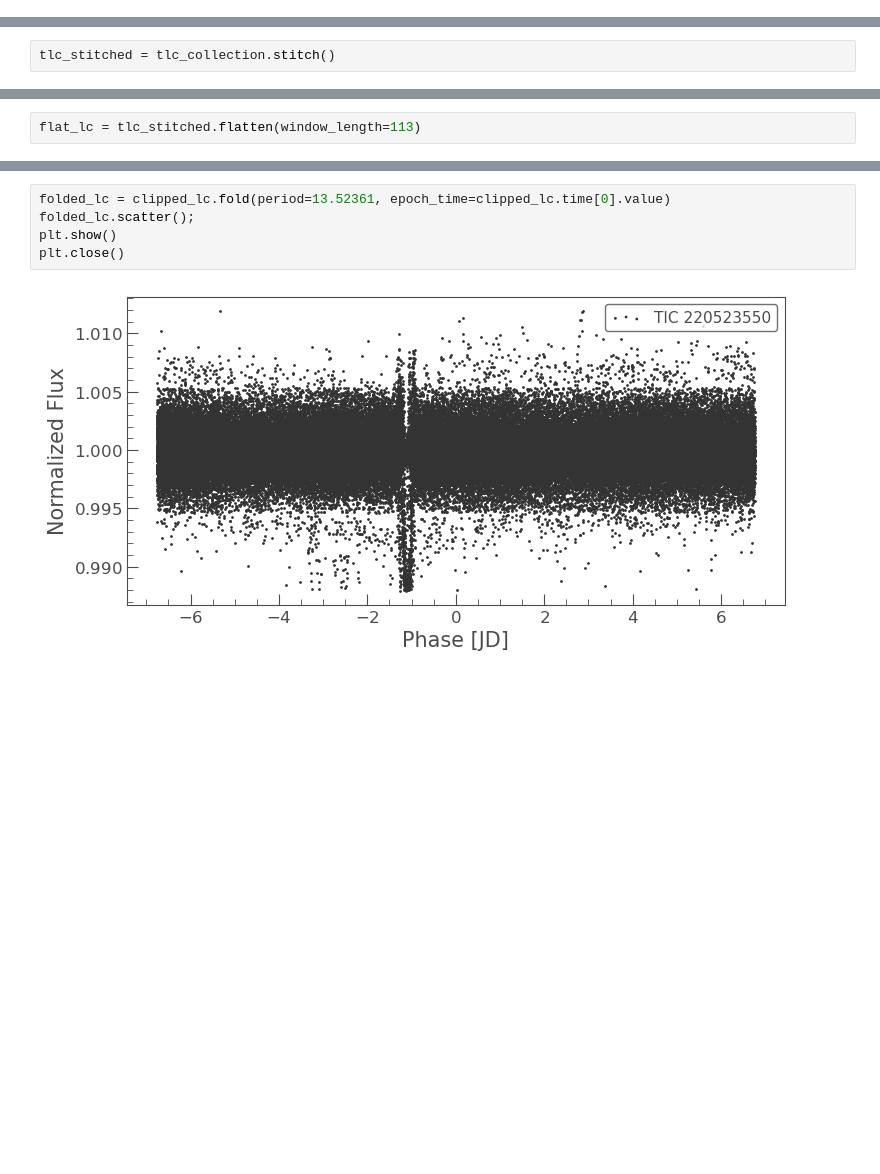
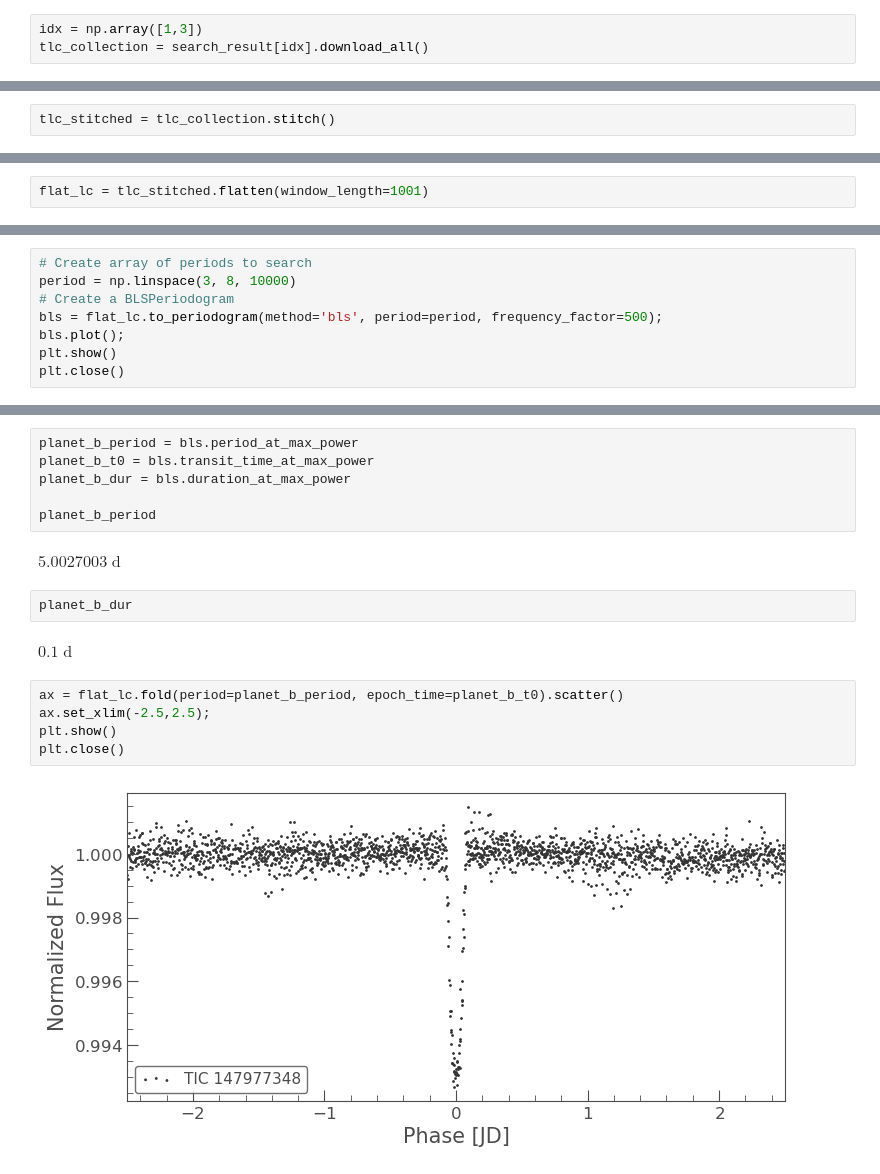
Before and after one commit to kleidig/Exoplanets, a Jupyter notebook: project_1/Untitled1.ipynb, the cells around one changed output, grey strips where cells are left out. Saved outputs shown, nothing was run; the diff lists cells and outputs as text; blank space fills up the shorter version.

```diff
--- a/project_1/Untitled1.ipynb
+++ b/project_1/Untitled1.ipynb
@@ -78,3 +51,6 @@ Warning: 32% (408/1288) of the cadences will be ignored due to the quality mask
+# %%
+idx = np.array([1,3])
+tlc_collection = search_result[idx].download_all()
 # %%
 tlc_collection.plot();
 plt.show()
@@ -115,5 +91,5 @@ plt.close()
 # %%
-flat_lc = tlc_stitched.flatten(window_length=113)
+flat_lc = tlc_stitched.flatten(window_length=1001)
 # %%
 flat_lc.errorbar();
 plt.show()
@@ -159,0 +99,8 @@ plt.close()
+# %%
+# Create array of periods to search
+period = np.linspace(3, 8, 10000)
+# Create a BLSPeriodogram
+bls = flat_lc.to_periodogram(method='bls', period=period, frequency_factor=500);
+bls.plot();
+plt.show()
+plt.close()
@@ -160,7 +109,19 @@ plt.close()
+# %%
+planet_b_period = bls.period_at_max_power
+planet_b_t0 = bls.transit_time_at_max_power
+planet_b_dur = bls.duration_at_max_power
+
+planet_b_period
+# %% [output]
+$5.0027003 \; \mathrm{d}$
+# %%
+planet_b_dur
+# %% [output]
+$0.1 \; \mathrm{d}$
 # %%
-folded_lc = clipped_lc.fold(period=13.52361, epoch_time=clipped_lc.time[0].value)
-folded_lc.scatter();
+ax = flat_lc.fold(period=planet_b_period, epoch_time=planet_b_t0).scatter()
+ax.set_xlim(-2.5,2.5);
 plt.show()
 plt.close()
 # %% [output]
-[figure, old version]
+[figure, new version]
```
Also changed, not shown: parts of 45 cells of this notebook, 1 other file.
